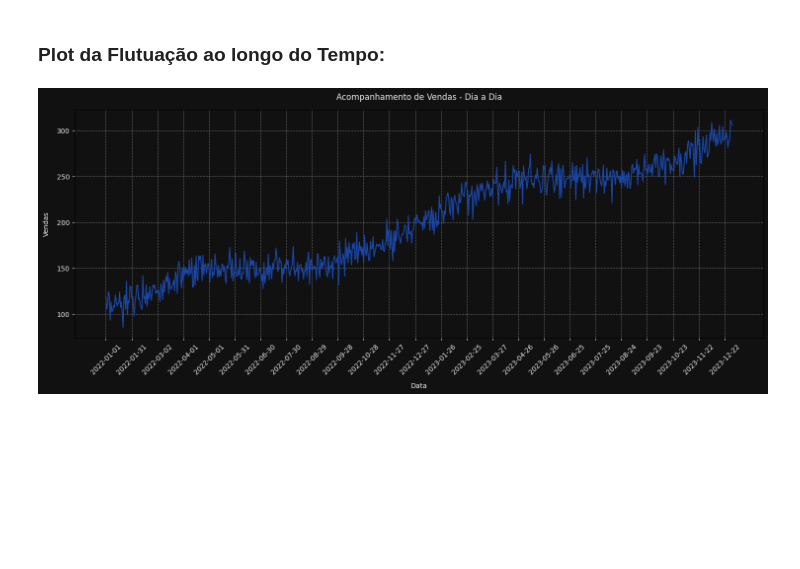
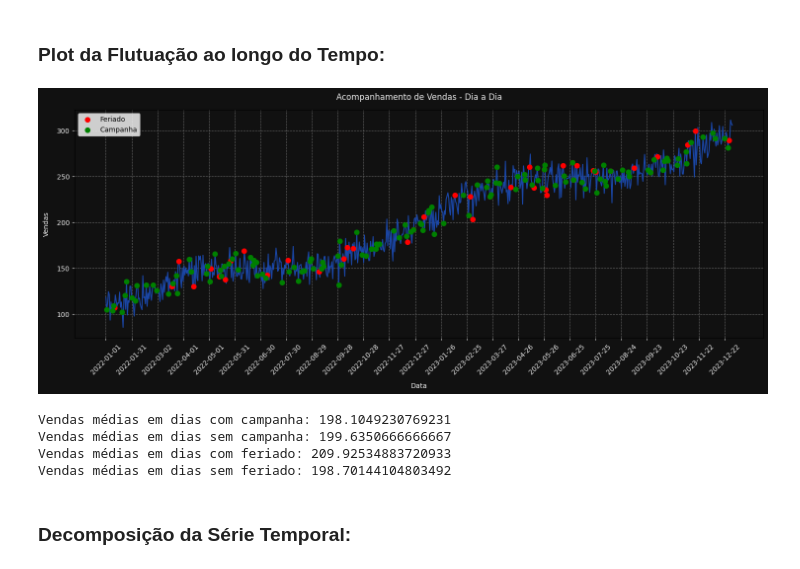
Before and after one commit to felpzreiz/quero-data-team-training, a Jupyter notebook: temporal-series-analysis/temporial_series.ipynb, the cells around one changed output. Saved outputs shown, nothing was run; the diff lists cells and outputs as text; code cells hidden in the pictures; blank space fills up the shorter version.

```diff
--- a/temporal-series-analysis/temporial_series.ipynb
+++ b/temporal-series-analysis/temporial_series.ipynb
@@ -71,20 +72,40 @@ sns.boxplot(base_df['vendas'])
 # %% [markdown]
 ### Plot da Flutuação ao longo do Tempo:
 # %%
+campanhas = base_df[base_df['campanha_ativa'] == 1]
+feriados = base_df[base_df['feriado'] == 1]
+
 plt.figure(figsize = (18, 6))
 sns.lineplot(data = base_df, x = 'data', y = 'vendas', color = primary_color)
+
+plt.scatter(feriados.index, feriados['vendas'], color='red', label='Feriado', zorder=5, s=50)
+plt.scatter(campanhas.index, campanhas['vendas'], color='green', label='Campanha', zorder=5, s=50)
+plt.legend()
 
 plt.title('Acompanhamento de Vendas - Dia a Dia', color = text_color, pad = 15)
 plt.xlabel('Data', color = text_color, labelpad = 10)
 plt.ylabel('Vendas', color = text_color, labelpad = 10)
 plt.grid(True, color = grid_color, linestyle = 'dashed')
 
 ax = plt.gca()
 ax.set_facecolor(background_color)
 ax.tick_params(axis = 'x', colors = text_color)
 ax.tick_params(axis = 'y', colors = text_color)
 plt.xticks(base_df['data'][::30], rotation = 45)
 
 plt.gcf().patch.set_facecolor(background_color)
 # %% [output]
-[figure, old version]
+[figure, new version]
+# %%
+print("Vendas médias em dias com campanha:", base_df[base_df['campanha_ativa'] == 1]['vendas'].mean())
+print("Vendas médias em dias sem campanha:", base_df[base_df['campanha_ativa'] == 0]['vendas'].mean())
+
+print("Vendas médias em dias com feriado:", base_df[base_df['feriado'] == 1]['vendas'].mean())
+print("Vendas médias em dias sem feriado:", base_df[base_df['feriado'] == 0]['vendas'].mean())
+# %% [output]
+Vendas médias em dias com campanha: 198.1049230769231
+Vendas médias em dias sem campanha: 199.6350666666667
+Vendas médias em dias com feriado: 209.92534883720933
+Vendas médias em dias sem feriado: 198.70144104803492
+# %% [markdown]
+### Decomposição da Série Temporal:
```
Also changed, not shown: parts of 3 cells of this notebook, 3 other files.
